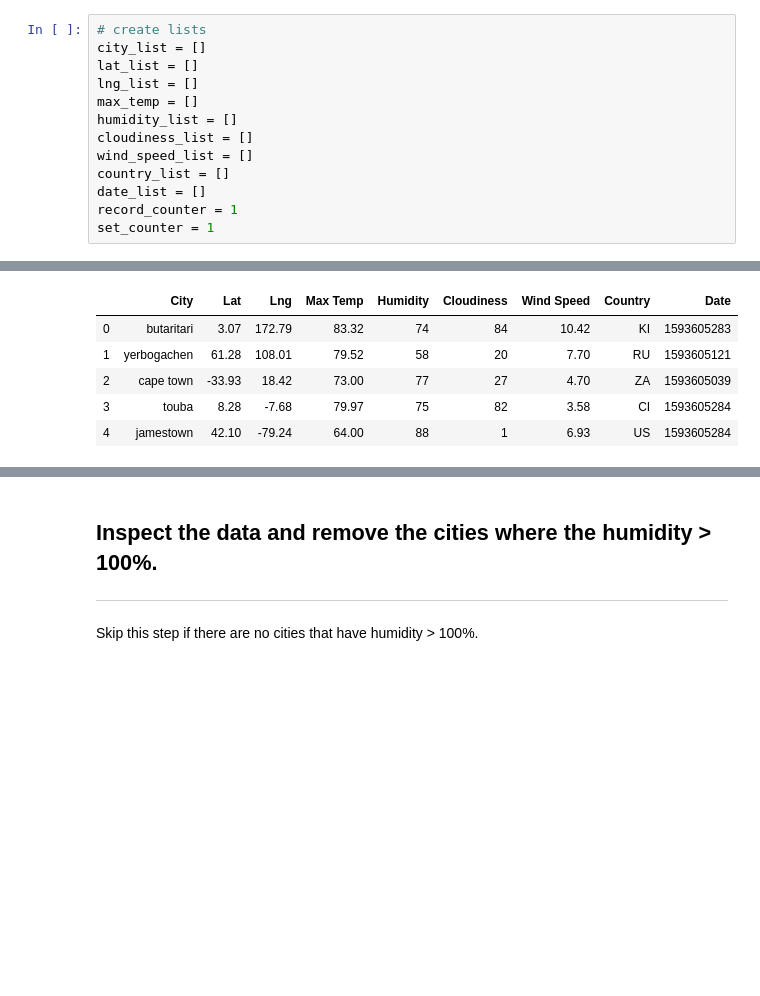
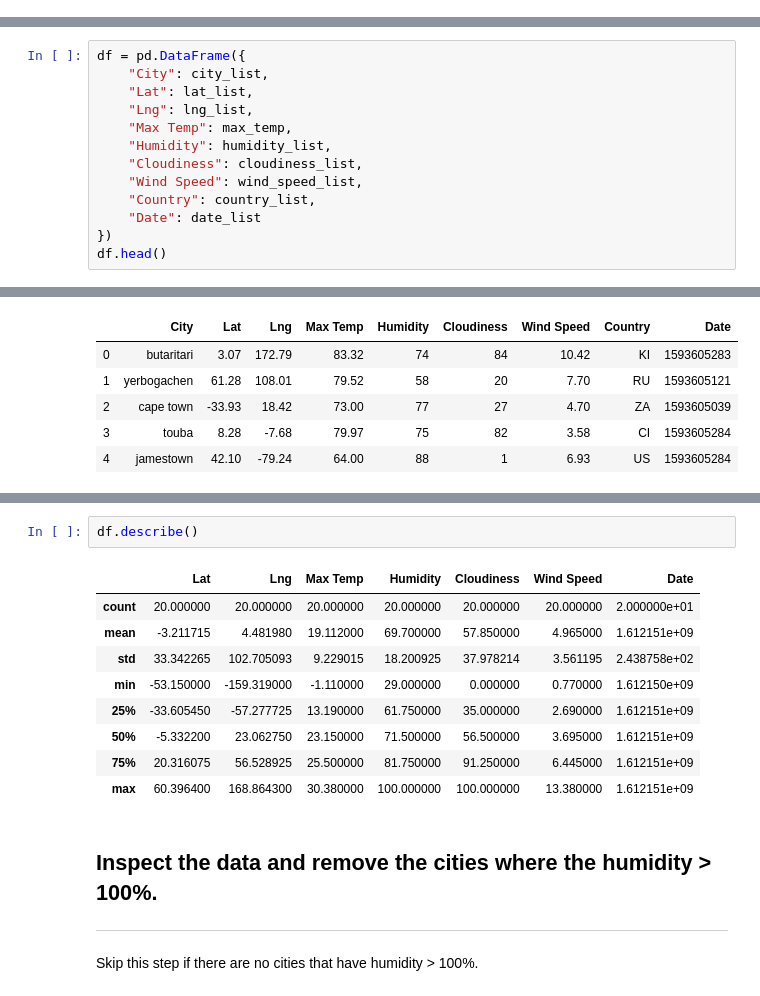
Before and after one commit to pete6184/WeatherPy_API_Weather_Data, a Jupyter notebook: WeatherPy/WeatherPy.ipynb, the cells around one changed output, grey strips where cells are left out. Cells and saved outputs as stored; diff of their text form; blank space fills up the shorter version.

Commit message:
finished the API call and moving on to dataframes

```diff
--- a/WeatherPy/WeatherPy.ipynb
+++ b/WeatherPy/WeatherPy.ipynb
@@ -53,17 +53,4 @@ len(cities)
 ### Perform API Calls
 * Perform a weather check on each city using a series of successive API calls.
 * Include a print log of each city as it'sbeing processed (with the city number and city name).
-# %%
-# create lists
-city_list = []
-lat_list = []
-lng_list = []
-max_temp = []
-humidity_list = []
-cloudiness_list = []
-wind_speed_list = []
-country_list = []
-date_list = []
-record_counter = 1
-set_counter = 1
 # %%
@@ -125,3 +142,16 @@ Data Retrieval Complete
 ### Convert Raw Data to DataFrame
 * Export the city data into a .csv.
 * Display the DataFrame
+# %%
+df = pd.DataFrame({
+    "City": city_list,
+    "Lat": lat_list,
+    "Lng": lng_list,
+    "Max Temp": max_temp,
+    "Humidity": humidity_list,
+    "Cloudiness": cloudiness_list,
+    "Wind Speed": wind_speed_list,
+    "Country": country_list,
+    "Date": date_list
+})
+df.head()
@@ -147,3 +173,15 @@ Data Retrieval Complete
+# %%
+df.describe()
+# %% [output]
+|  | Lat | Lng | Max Temp | Humidity | Cloudiness | Wind Speed | Date |
+| count | 20.000000 | 20.000000 | 20.000000 | 20.000000 | 20.000000 | 20.000000 | 2.000000e+01 |
+| mean | -3.211715 | 4.481980 | 19.112000 | 69.700000 | 57.850000 | 4.965000 | 1.612151e+09 |
+| std | 33.342265 | 102.705093 | 9.229015 | 18.200925 | 37.978214 | 3.561195 | 2.438758e+02 |
+| min | -53.150000 | -159.319000 | -1.110000 | 29.000000 | 0.000000 | 0.770000 | 1.612150e+09 |
+| 25% | -33.605450 | -57.277725 | 13.190000 | 61.750000 | 35.000000 | 2.690000 | 1.612151e+09 |
+| 50% | -5.332200 | 23.062750 | 23.150000 | 71.500000 | 56.500000 | 3.695000 | 1.612151e+09 |
+| 75% | 20.316075 | 56.528925 | 25.500000 | 81.750000 | 91.250000 | 6.445000 | 1.612151e+09 |
+| max | 60.396400 | 168.864300 | 30.380000 | 100.000000 | 100.000000 | 13.380000 | 1.612151e+09 |
 # %% [markdown]
 ## Inspect the data and remove the cities where the humidity > 100%.
 ----
```
Also changed, not shown: parts of 3 cells of this notebook.
